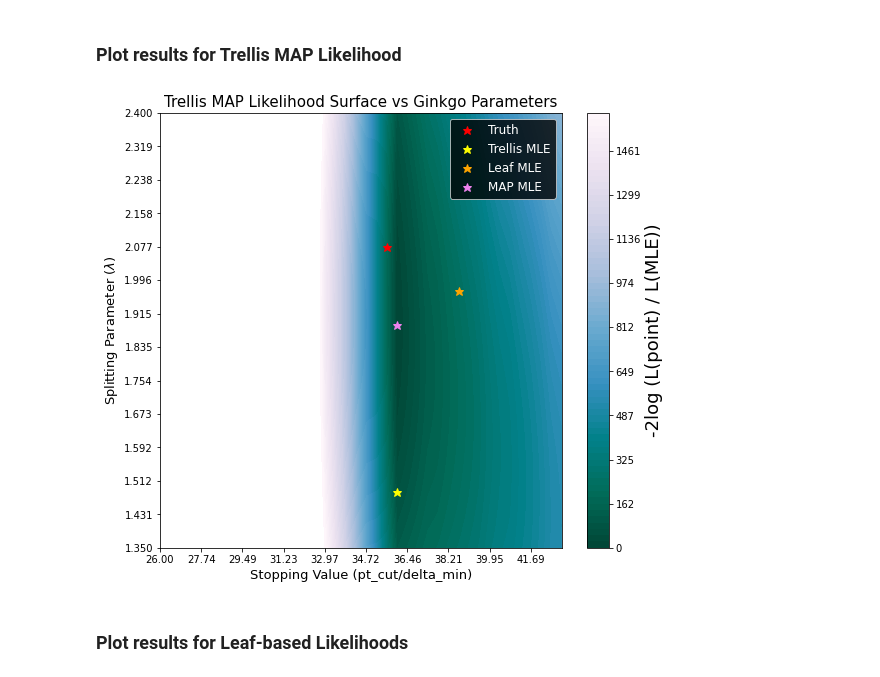
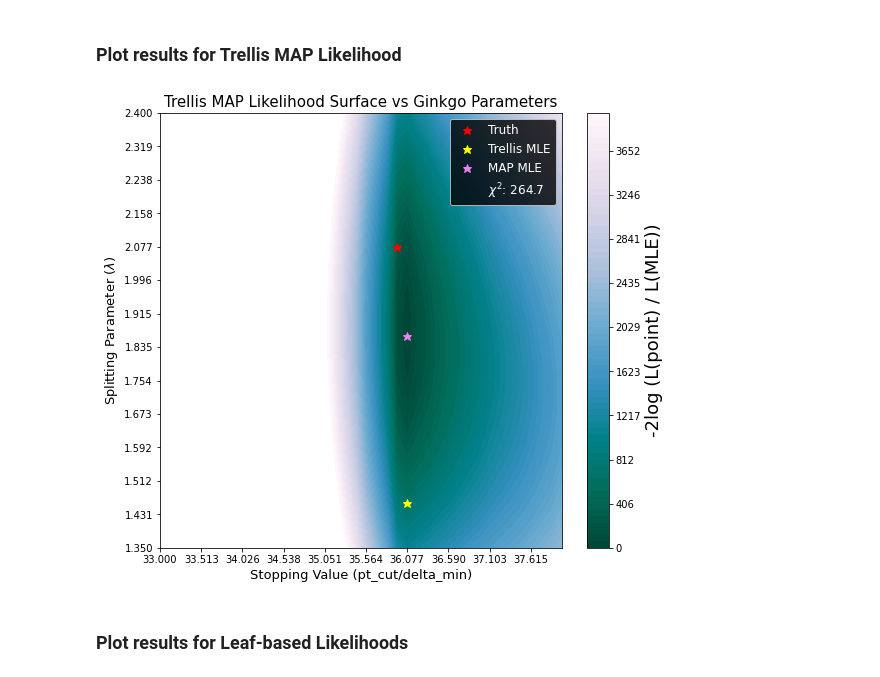
Before and after one commit to mdkdrnevich/ginkgo-inference, a Jupyter notebook: fit_results.ipynb, the cells around one changed output. Saved outputs shown, nothing was run; the diff lists cells and outputs as text; code cells hidden in the pictures.

```diff
--- a/fit_results.ipynb
+++ b/fit_results.ipynb
@@ -162,7 +252,7 @@ lambda_vals[mle_leaf_coords[0]], cut_vals[mle_leaf_coords[1]]
 # %% [markdown]
 ### Load results from Trellis MLE fit
 # %%
-likelihood_surface = np.load("data/likelihood_fit_trellis_ginkgo_1000_jets_lambda_21_pt_min_36_jetp_400.npy")
+likelihood_surface = np.load("data/likelihood_fit_trellis_ginkgo_1000_jets_lambda_21_pt_min_36_jetp_400_with_perm.npy")
 # %%
 mle_coords = np.unravel_index(np.argmax(likelihood_surface[~np.isnan(likelihood_surface)], axis=None), likelihood_surface.shape)
 mle_coords
@@ -175,7 +265,7 @@ lambda_vals[mle_coords[0]], cut_vals[mle_coords[1]]
 # %% [markdown]
 ### Load results from Trellis MAP MLE fit
 # %%
-likelihood_map_surface = np.load("data/likelihood_fit_trellis_map_ginkgo_1000_jets_lambda_21_pt_min_36_jetp_400.npy")
+likelihood_map_surface = np.load("data/likelihood_fit_trellis_map_ginkgo_1000_jets_lambda_21_pt_min_36_jetp_400_with_perm.npy")
 # %%
 mle_map_coords = np.unravel_index(np.argmax(likelihood_map_surface[~np.isnan(likelihood_map_surface)], axis=None), likelihood_map_surface.shape)
 mle_map_coords
@@ -211,3 +303,4 @@ lambda_vals[truth_bin[1]], cut_vals[truth_bin[0]]
 # %%
-(-2*(likelihood_surface-likelihood_surface[mle_coords])).max()
+mle_coords = np.unravel_index(np.argmax(likelihood_surface[~np.isnan(likelihood_surface)], axis=None), likelihood_surface.shape)
+mle_coords
 # %% [output]
@@ -214,0 +308,3 @@ lambda_vals[truth_bin[1]], cut_vals[truth_bin[0]]
+# %%
+mle_map_coords = np.unravel_index(np.argmax(likelihood_map_surface[~np.isnan(likelihood_map_surface)], axis=None), likelihood_map_surface.shape)
+mle_map_coords
@@ -246,32 +347,36 @@ ax.set_yticks(lambda_vals[::3]);
 # %%
 fig, ax = plt.subplots(nrows=1, ncols=1)
 fig.set_size_inches(9,8)
 
 Z = -2*(likelihood_map_surface-likelihood_map_surface[mle_map_coords])
 
+chi2_map = Z[truth_bin[1], truth_bin[0]]
+
 # Boost the upper limit to avoid truncation errors.
-levels = -2*np.flip(np.linspace(-0.8, 0, 70))*1000
+levels = -2*np.flip(np.linspace(-2, 0, 70))*1000
 
 cset1 = ax.contourf(grid_cut, grid_lambda, Z,
                     levels, cmap="PuBuGn_r")
 cb = fig.colorbar(cset1, ax=ax)
 cb.set_label(label="-2log (L(point) / L(MLE))", size=18)
 
 ax.plot(cut_vals[truth_bin[0]], lambda_vals[truth_bin[1]], "*", color="red", markersize=9, label="Truth")
 ax.plot(cut_vals[mle_coords[1]], lambda_vals[mle_coords[0]], "*", color="yellow", markersize=9, label="Trellis MLE")
-ax.plot(cut_vals[mle_leaf_coords[1]], lambda_vals[mle_leaf_coords[0]], "*", color="orange", markersize=9, label="Leaf MLE")
+#ax.plot(cut_vals[mle_leaf_coords[1]], lambda_vals[mle_leaf_coords[0]], "*", color="orange", markersize=9, label="Leaf MLE")
 ax.plot(cut_vals[mle_map_coords[1]], lambda_vals[mle_map_coords[0]], "*", color="violet", markersize=9, label="MAP MLE")
+#Rectangle((0, 0), 1, 1, fc="w", fill=False, edgecolor='none', linewidth=0, label="$\chi^2$")
+ax.plot([], [], ' ', label="$\chi^2$: {:.1f}".format(chi2_map))
 
 ax.legend(labelcolor="white", facecolor="black", fontsize="large")
 
 ax.set_title("Trellis MAP Likelihood Surface vs Ginkgo Parameters", size=15)
 ax.set_xlabel("Stopping Value (pt_cut/delta_min)", size=13)
 ax.set_ylabel("Splitting Parameter ($\lambda$)", size=13)
 #ax.set_yscale("log")
 ax.set_xticks(cut_vals[::4])
 ax.set_yticks(lambda_vals[::3]);
 # %% [output]
-[figure, old version]
+[figure, new version]
 # %% [markdown]
 ### Plot results for Leaf-based Likelihoods
 # %%
```
Also changed, not shown: parts of 69 cells of this notebook, 3 other files.
